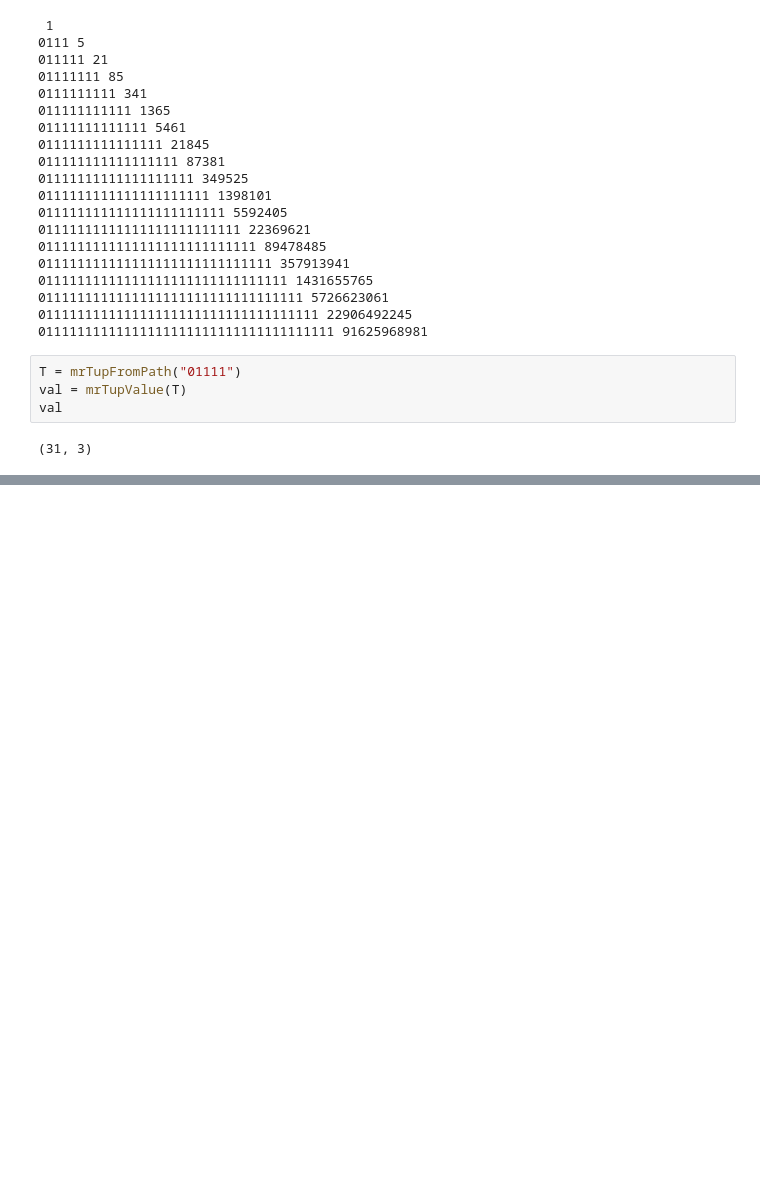
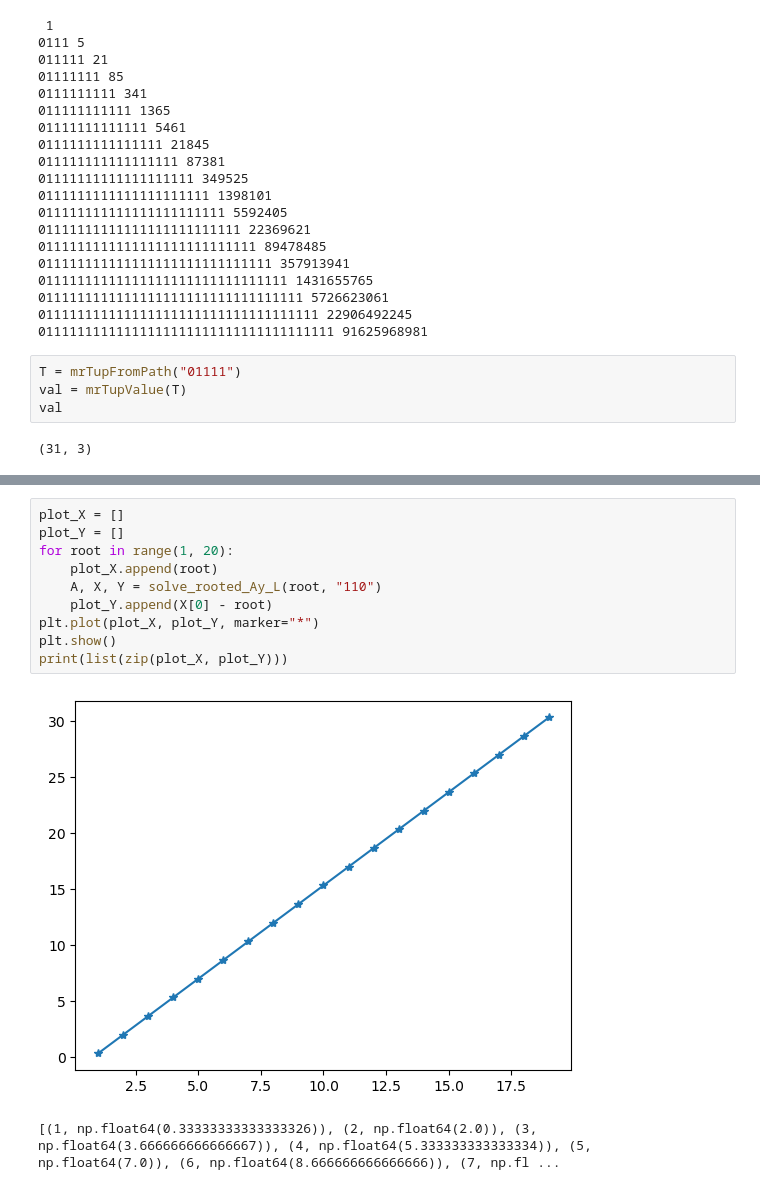
Before and after one commit to acybppres/Lothar, a Jupyter notebook: Collatz/proof-support.ipynb, the cells around one changed output, grey strips where cells are left out. Cells and saved outputs as stored; diff of their text form; blank space fills up the shorter version.

```diff
--- a/Collatz/proof-support.ipynb
+++ b/Collatz/proof-support.ipynb
@@ -3135,0 +3309,13 @@ val
+# %%
+plot_X = []
+plot_Y = []
+for root in range(1, 20):
+    plot_X.append(root)
+    A, X, Y = solve_rooted_Ay_L(root, "110")
+    plot_Y.append(X[0] - root)
+plt.plot(plot_X, plot_Y, marker="*")
+plt.show()
+print(list(zip(plot_X, plot_Y)))
+# %% [output]
+[figure, added]
+[(1, np.float64(0.33333333333333326)), (2, np.float64(2.0)), (3, np.float64(3.666666666666667)), (4, np.float64(5.333333333333334)), (5, np.float64(7.0)), (6, np.float64(8.666666666666666)), (7, np.fl ...
```
Also changed, not shown: parts of 56 cells of this notebook, 9 other files.
